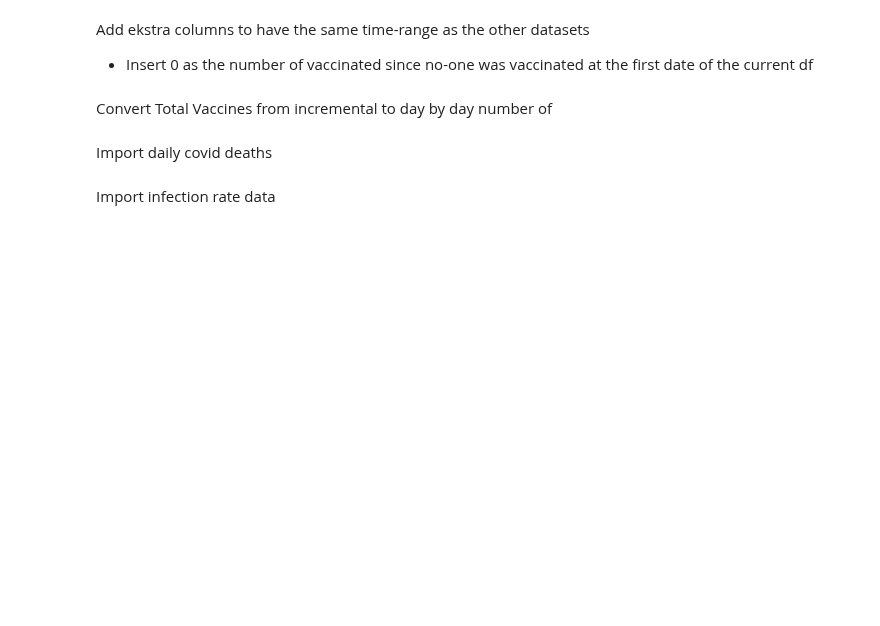
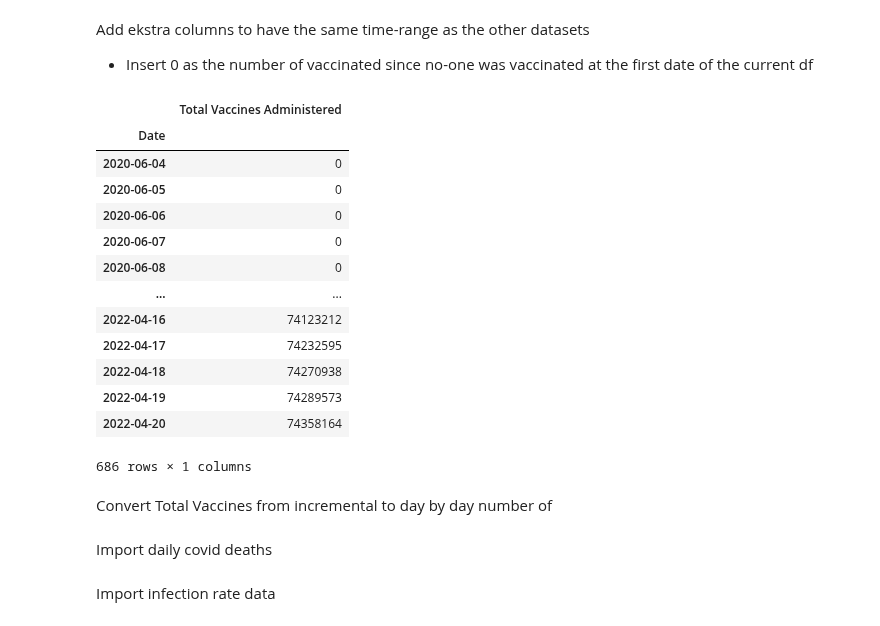
Before and after one commit to Sverre-rt/DATA200-grad_project, a Jupyter notebook: first_prediction.ipynb, the cells around one changed output. Cells and saved outputs as stored; diff of their text form; code cells hidden in the pictures; blank space fills up the shorter version.

```diff
--- a/first_prediction.ipynb
+++ b/first_prediction.ipynb
@@ -98,18 +147,33 @@ vaccination_df = days_with_missing_data.append(vaccination_df)
 # %%
 vaccination_df_administered = pd.DataFrame(vaccination_df["Administered"])
 vaccination_df_administered.rename(columns={"Administered": "Total Vaccines Administered"}, inplace=True)
 vaccination_df_administered
 
 vaccination_df_administered["Daily vaccinations"] = vaccination_df_administered.diff(periods=1)
 vaccination_df_administered = vaccination_df_administered[~vaccination_df_administered.index.duplicated(keep='first')]
 vaccination_df_administered.loc["2020-06-04", "Daily vaccinations"] = 0
 vaccination_df_administered[(vaccination_df_administered["Daily vaccinations"] == 0) | (vaccination_df_administered["Daily vaccinations"] < 0)]
 
 # Becuase there is a mistake in the data on 2022-01-27 where the total number of vaccines suddenly drops by -1593072 we have to solve this
 # and chose to do it with setting this value to 0
 vaccination_df_administered.loc["2022-01-27", "Daily vaccinations"] = 0
-vaccination_df_administered = vaccination_df_administered[["Daily vaccinations"]]
+vaccination_df_administered = vaccination_df_administered[["Total Vaccines Administered"]]
 vaccination_df_administered
+# %% [output]
+|  | Total Vaccines Administered |
+| Date |  |
+| 2020-06-04 | 0 |
+| 2020-06-05 | 0 |
+| 2020-06-06 | 0 |
+| 2020-06-07 | 0 |
+| 2020-06-08 | 0 |
+| ... | ... |
+| 2022-04-16 | 74123212 |
+| 2022-04-17 | 74232595 |
+| 2022-04-18 | 74270938 |
+| 2022-04-19 | 74289573 |
+| 2022-04-20 | 74358164 |
+686 rows × 1 columns
 # %% [markdown]
 Convert Total Vaccines from incremental to day by day number of
 # %% [markdown]
```
Also changed, not shown: parts of 10 cells of this notebook, 2 other files.
